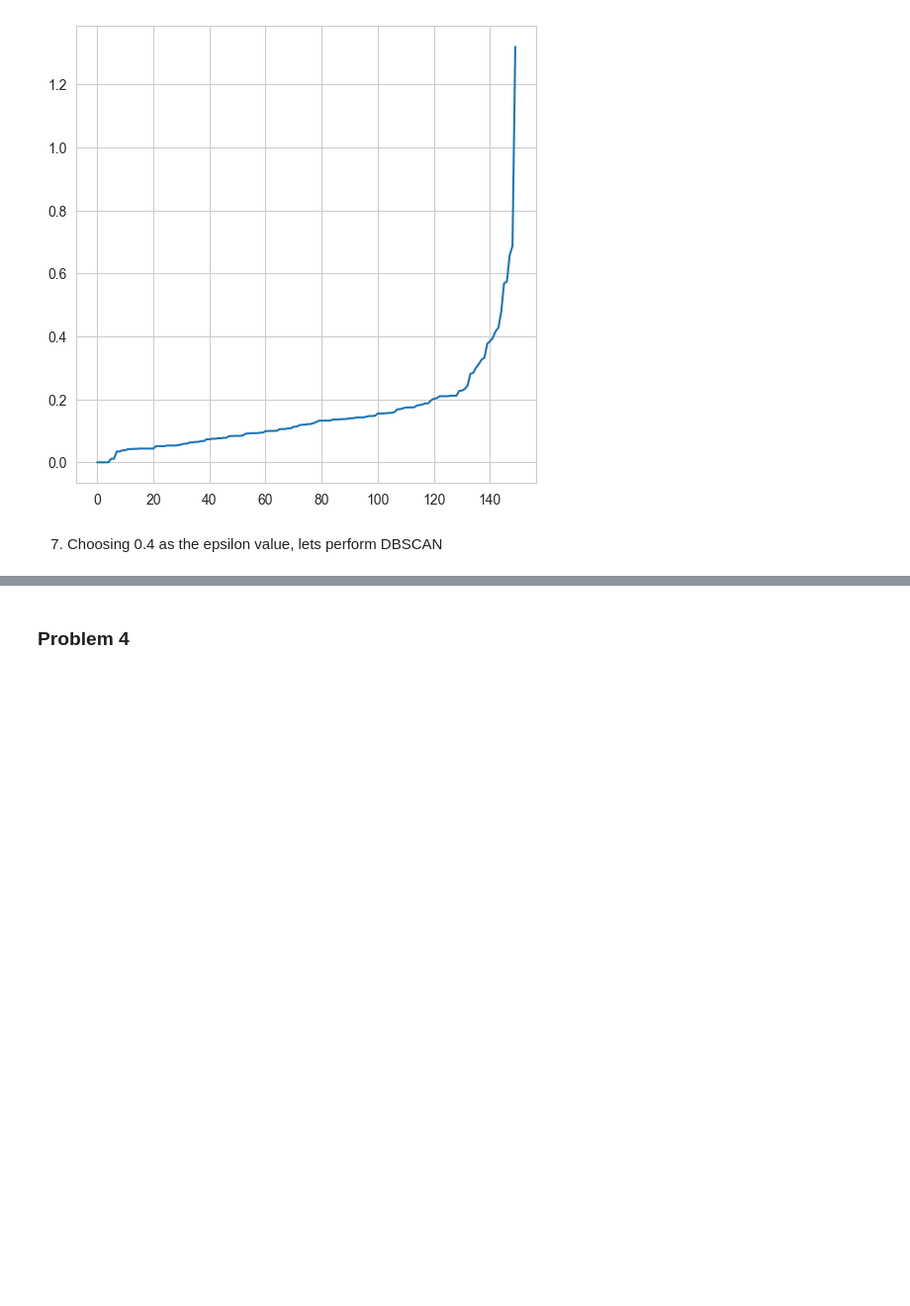
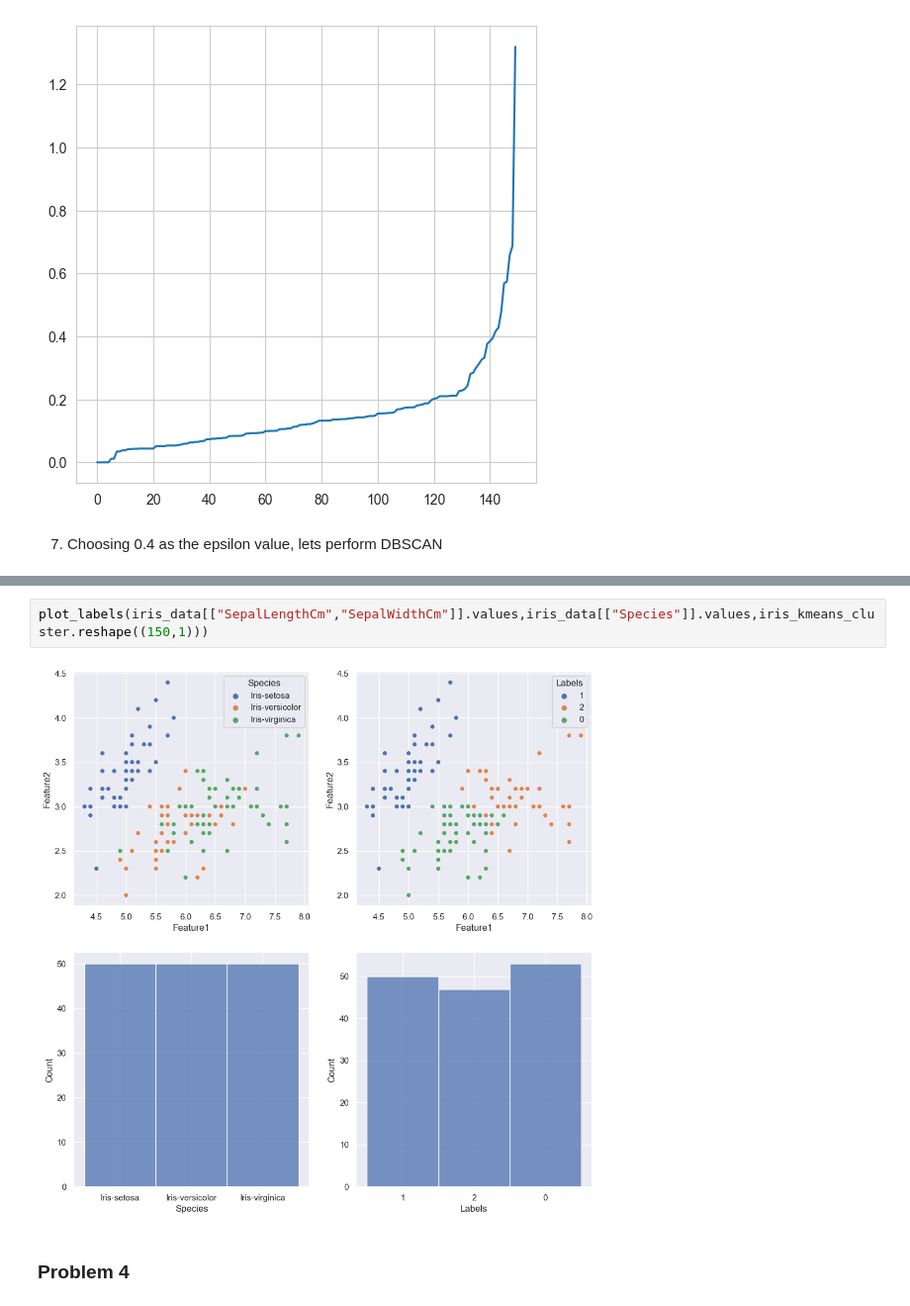
Before and after one commit to vishal-parameswaran/University-of-Chicago, a Jupyter notebook: Data Mining Principles/Assignment 2/Assignment_2_Srna.ipynb, the cells around one changed output, grey strips where cells are left out. Shown: that part at 99% size. Cells and saved outputs as stored; diff of their text form; blank space fills up the shorter version.

```diff
--- a/Data Mining Principles/Assignment 2/Assignment_2_Srna.ipynb
+++ b/Data Mining Principles/Assignment 2/Assignment_2_Srna.ipynb
@@ -811,3 +853,7 @@ for idx in list(db_labels):
+# %%
+plot_labels(iris_data[["SepalLengthCm","SepalWidthCm"]].values,iris_data[["Species"]].values,iris_kmeans_cluster.reshape((150,1)))
+# %% [output]
+[figure, added]
 # %% [markdown]
 ### Problem 4
 # %% [markdown]
```
Also changed, not shown: parts of 12 cells of this notebook, 1 other file.
